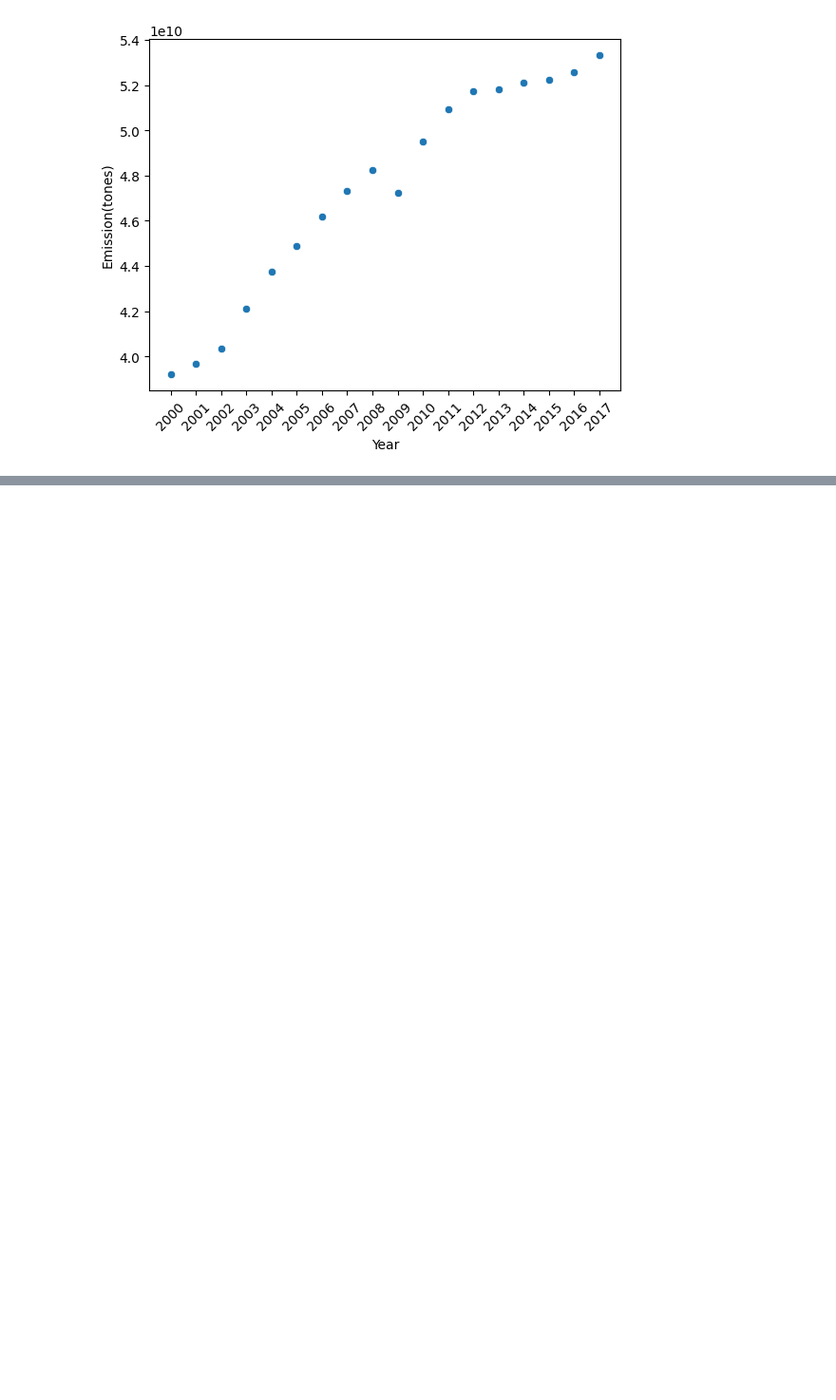
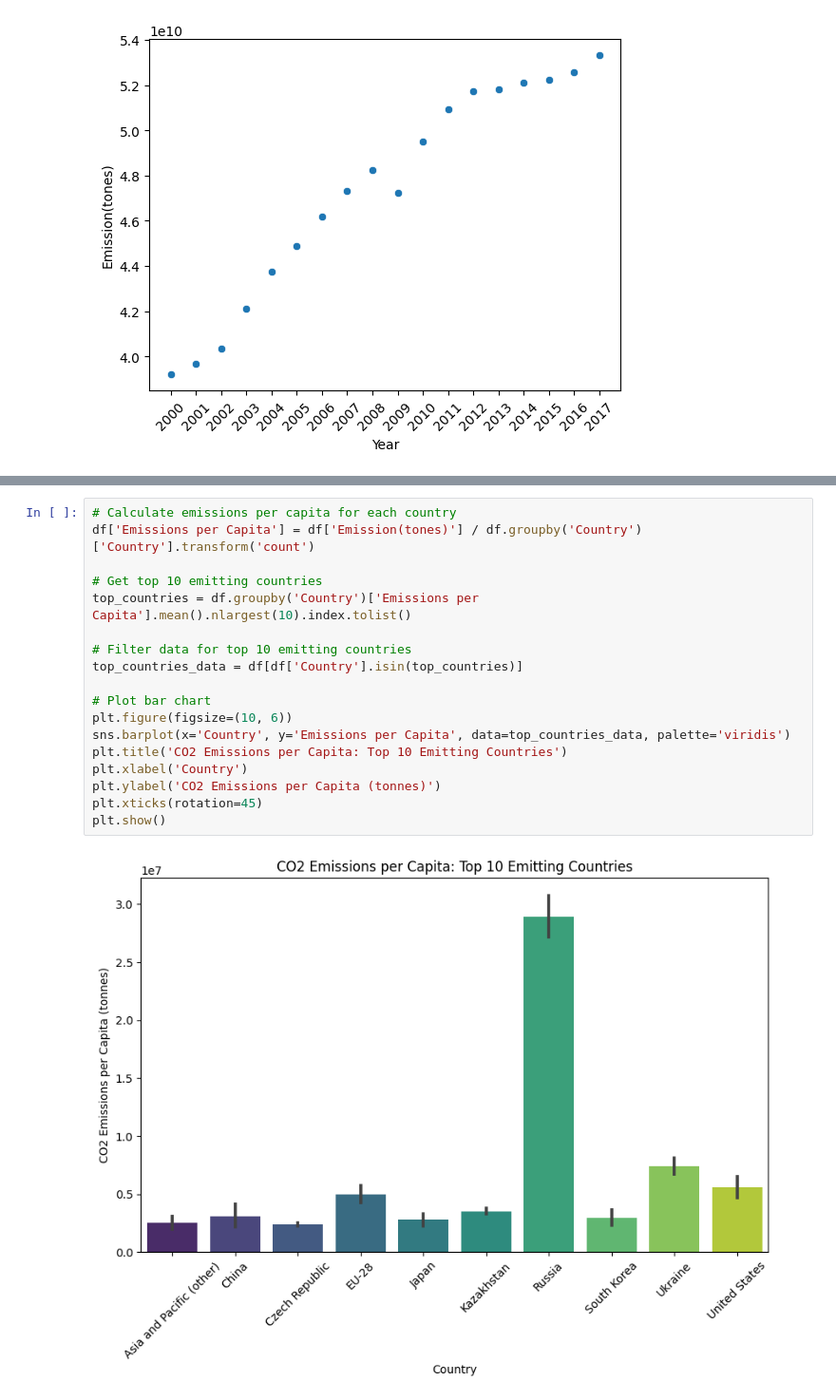
Before and after one commit to abhaygzb15/CO2-Emission-Analysis-and-Prediction, a Jupyter notebook: Emission Analysis/CO2 data analysis.ipynb, the cells around one changed output, grey strips where cells are left out. Shown: that part at 95% size. Drawn from its saved outputs; the diff is of its cells as text; blank space fills up the shorter version.

```diff
--- a/Emission Analysis/CO2 data analysis.ipynb
+++ b/Emission Analysis/CO2 data analysis.ipynb
@@ -398,0 +446,20 @@ plt.show()
+# %%
+# Calculate emissions per capita for each country
+df['Emissions per Capita'] = df['Emission(tones)'] / df.groupby('Country')['Country'].transform('count')
+
+# Get top 10 emitting countries
+top_countries = df.groupby('Country')['Emissions per Capita'].mean().nlargest(10).index.tolist()
+
+# Filter data for top 10 emitting countries
+top_countries_data = df[df['Country'].isin(top_countries)]
+
+# Plot bar chart
+plt.figure(figsize=(10, 6))
+sns.barplot(x='Country', y='Emissions per Capita', data=top_countries_data, palette='viridis')
+plt.title('CO2 Emissions per Capita: Top 10 Emitting Countries')
+plt.xlabel('Country')
+plt.ylabel('CO2 Emissions per Capita (tonnes)')
+plt.xticks(rotation=45)
+plt.show()
+# %% [output]
+[figure, added]
```
Also changed, not shown: parts of 3 cells of this notebook.
